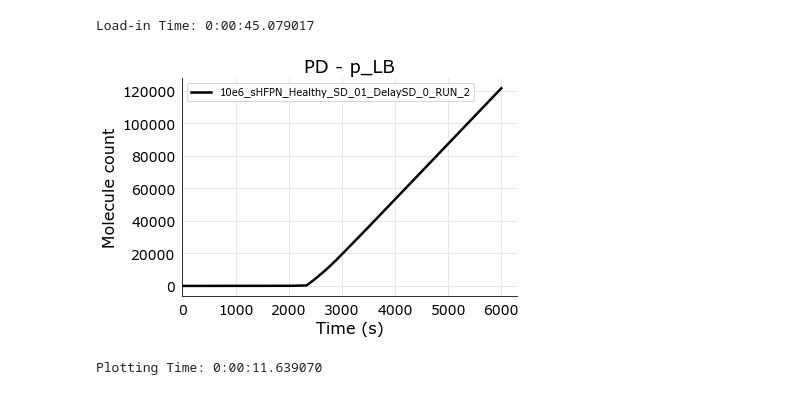
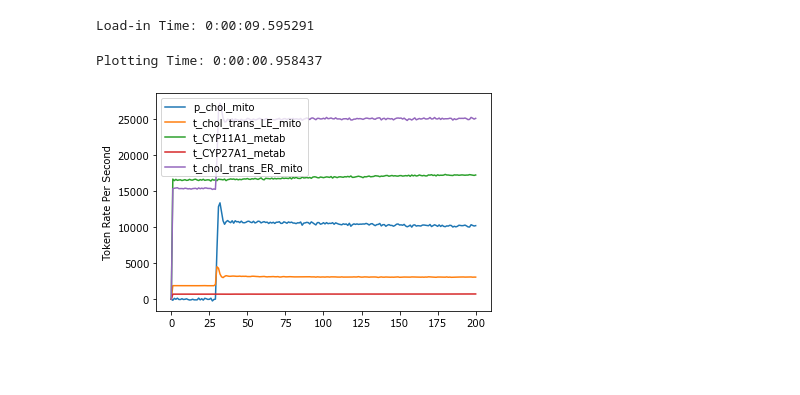
Before and after one commit to BrandonSLockey/HFPN-Stochastic-Version, a Jupyter notebook: HFPN-Stochastic-Version/sHFPN Plotting Jupyter Notebook.ipynb, the cells around one changed output. Saved outputs shown, nothing was run; the diff lists cells and outputs as text; code cells hidden in the pictures; blank space fills up the shorter version.

Commit message:
plotting rates from transitions now supports new HFPN architecture

```diff
--- a/HFPN-Stochastic-Version/sHFPN Plotting Jupyter Notebook.ipynb
+++ b/HFPN-Stochastic-Version/sHFPN Plotting Jupyter Notebook.ipynb
@@ -12,13 +12,13 @@ analysis = {}
 ##############################################################################
 start_time = datetime.now()
 
-#File1 = '6e6_sHFPN_Healthy_SD_0_DelaySD_01'
-File2 = '10e6_sHFPN_Healthy_SD_01_DelaySD_0_RUN_2'
+File1 = '200k_sHFPN_Healthy_SD_01_DelaySD_01_run3_V3_TRANSITION'
+#File2 = '6e6_sHFPN_Healthy_SD_0_DelaySD_02'
 #File3 = 'test_for_rate_from_transitions'
-desired_plotting_steps = 6000000
+desired_plotting_steps = 200000
 
-#analysis[File1] = Analysis.load_from_file(File1)
-analysis[File2] = Analysis.load_from_file(File2)
+analysis[File1] = Analysis.load_from_file(File1)
+#analysis[File2] = Analysis.load_from_file(File2)
 #analysis[File3] = Analysis.load_from_file(File3)
 
 execution_time = datetime.now()-start_time
@@ -28,7 +28,7 @@ print("")
 #~~~~~~~~~~~~~~~~~~~~~~~~~~~~~~~End - BSL~~~~~~~~~~~~~~~~~~~~~~~~~~~~~~~~~~~~#
 ##############################################################################
 # %% [output]
-Load-in Time: 0:00:45.079017
+Load-in Time: 0:00:09.595291
 # %%
 def smoothen(array, filter_size):
     filt=np.ones(filter_size)/filter_size
@@ -296,38 +365,50 @@ def calculate_TRUE_calcium_stochasticity(file):
 # %%
 ##############################################################################
 ################Plotting Commands - BSL#######################################
 ##############################################################################
 start_time = datetime.now()
 
 #print(calculate_mean_per_bin(File2, "p_ROS_mito",1000000)) # doesnt work anymore, need to make a new function called array_to_list that converts data to a normal list
 
 #calculate_TRUE_calcium_stochasticity(File1)
-#calculate_TRUE_calcium_stochasticity(File3)
-#plot_rate_for_place(File3,"p_chol_mito", bin_width = 1000)
-#plot_tokens_produced_from_each_TRANSITION(File3, "t_chol_trans_ER_mito", bin_width=1000)
-#plot_tokens_produced_from_each_TRANSITION(File3, "t_chol_trans_LE_mito", bin_width=1000)
-#plot_tokens_produced_from_each_TRANSITION(File3, "t_CYP11A1_metab", bin_width=1000)
-#plot_tokens_produced_from_each_TRANSITION(File3, "t_CYP27A1_metab", bin_width=1000)
+#calculate_TRUE_calcium_stochasticity(File2)
+plot_rate_for_place(File1,"p_chol_mito", bin_width = 1000)
+plot_tokens_produced_from_each_TRANSITION(File1, "t_chol_trans_LE_mito", bin_width=1000)
+plot_tokens_produced_from_each_TRANSITION(File1, "t_CYP11A1_metab", bin_width=1000)
+plot_tokens_produced_from_each_TRANSITION(File1, "t_CYP27A1_metab", bin_width=1000)
+plot_tokens_produced_from_each_TRANSITION(File1, "t_chol_trans_ER_mito", bin_width=1000)
 
-create_plot(analysis,
-            input_place_list = ['p_LB'],
-            place_labels = [""],
-            mutation_list = [File2],
-            mutation_labels = [File2],
-            plot_title = 'PD - p_LB')
+#create_plot(analysis,
+#            input_place_list = ['p_on4'],
+#            place_labels = [""],
+#            mutation_list = [File1],
+#            mutation_labels = [File1],
+#            plot_title = 'PD - p_on4')
 
+#create_plot(analysis,
+#            input_place_list = ['p_on4'],
+#            place_labels = [""],
+#            mutation_list = [File2],
+#            mutation_labels = [File2],
+#            plot_title = 'PD - p_on4')
 
+#create_plot_transition(analysis,
+#            input_transition_list = ['t_chol_trans_ER_mito'],
+#            transition_labels = [""],
+#            mutation_list = [File2],
+#            mutation_labels = [File2],
+#            plot_title = 'PD - t_chol_trans_ER_mito')
 
 # create_histogram(analysis, 20)
 
 # calculate_mean_of_delay(analysis, File1)
 # calculate_mean_of_delay(analysis, File2)
 
 execution_time = datetime.now()-start_time
 print('\n\nPlotting Time:', execution_time)
 ##############################################################################
 #~~~~~~~~~~~~~~~~~~~~~~~~~~~~~~~End - BSL~~~~~~~~~~~~~~~~~~~~~~~~~~~~~~~~~~~~#
 ##############################################################################
 # %% [output]
+Plotting Time: 0:00:00.958437
-[figure, old version]
+[figure, new version]
-Plotting Time: 0:00:11.639070
```
Also changed, not shown: parts of 2 cells of this notebook.
